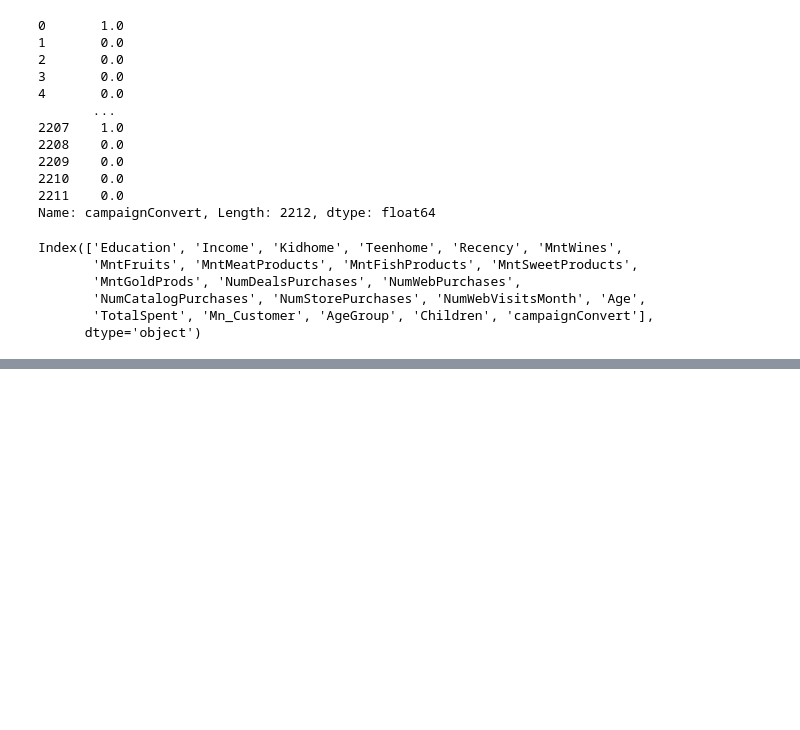
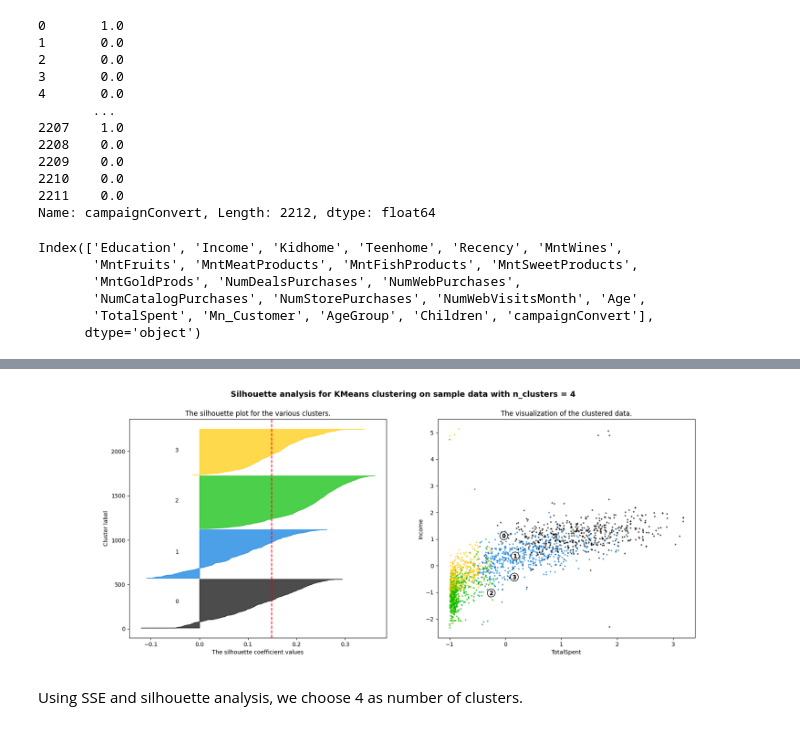
Before and after one commit to PacificG/CustomerClustering, a Jupyter notebook: EDAClustering.ipynb, the cells around one changed output, grey strips where cells are left out. Drawn from its saved outputs; the diff is of its cells as text; code cells hidden in the pictures; blank space fills up the shorter version.

```diff
--- a/EDAClustering.ipynb
+++ b/EDAClustering.ipynb
@@ -124,0 +121,6 @@ AttributeError: module 'xgboost' has no attribute 'XGBRegressor'
+# %%
+Image(filename=f'silhouette_analysis{4}.png')
+# %% [output]
+[figure, added]
+# %% [markdown]
+Using SSE and silhouette analysis, we choose 4 as number of clusters.
```
Also changed, not shown: parts of 12 cells of this notebook, 7 other files.
